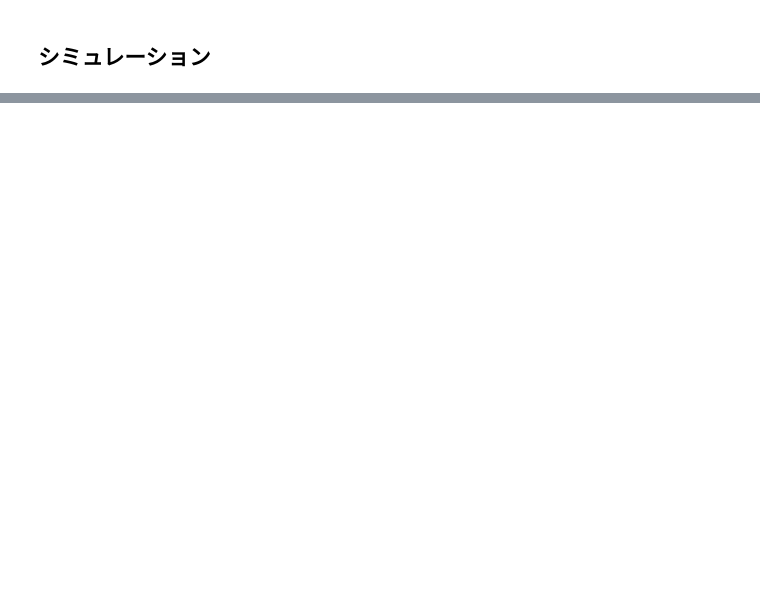
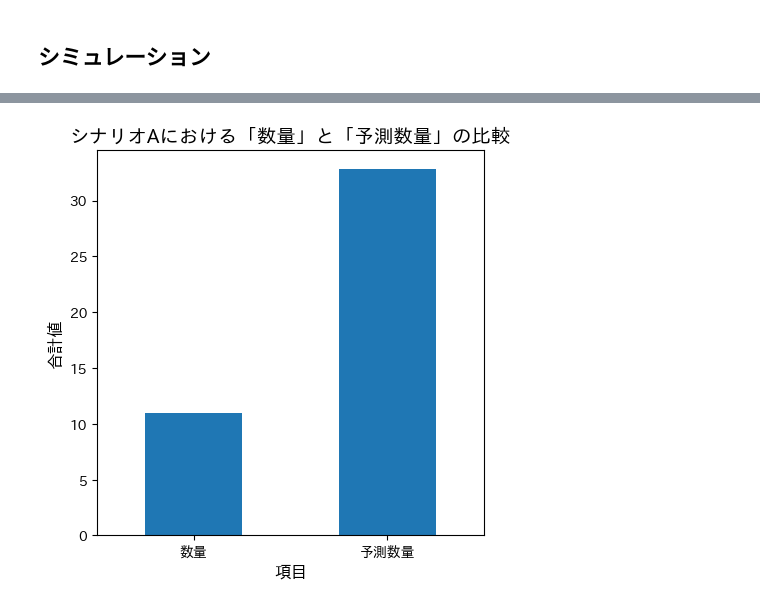
Before and after one commit to Ry02024/24DXbyLifeIsTech, a Jupyter notebook: 課題04/課題04（シミュレーション）.ipynb, the cells around one changed output, grey strips where cells are left out. Cells and saved outputs as stored; diff of their text form; code cells hidden in the pictures; blank space fills up the shorter version.

```diff
--- a/課題04/課題04（シミュレーション）.ipynb
+++ b/課題04/課題04（シミュレーション）.ipynb
@@ -2188,0 +313,6 @@ evaluation:
+# %%
+filtered_result = result[(result['商品カテゴリ'].isin(['ガイド', '撮影料']))][['商品カテゴリ', '商品単価', '数量', 'シナリオの商品単価', '予測数量']]
+# シナリオ前の売上とシナリオ後の売上を計算して追加
+filtered_result['シナリオ前の売上'] = filtered_result['商品単価'] * filtered_result['数量']
+filtered_result['シナリオ後の売上'] = filtered_result['シナリオの商品単価'] * filtered_result['予測数量']
+filtered_result
@@ -2188,0 +331,11 @@ evaluation:
+# %%
+scenario_evaluation.plot_comparison_bar_chart(
+    filtered_result,
+    ['数量', '予測数量'],
+    'シナリオAにおける「数量」と「予測数量」の比較',
+    '項目',
+    '合計値',
+    rotation=0
+)
+# %% [output]
+[figure, added]
```
Also changed, not shown: parts of 149 cells of this notebook.
